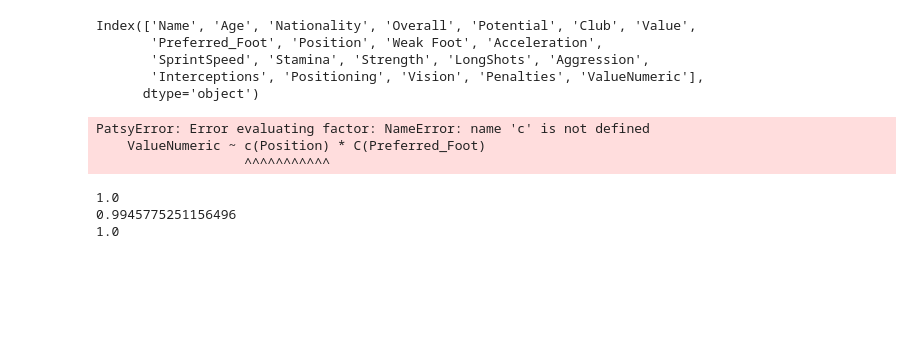
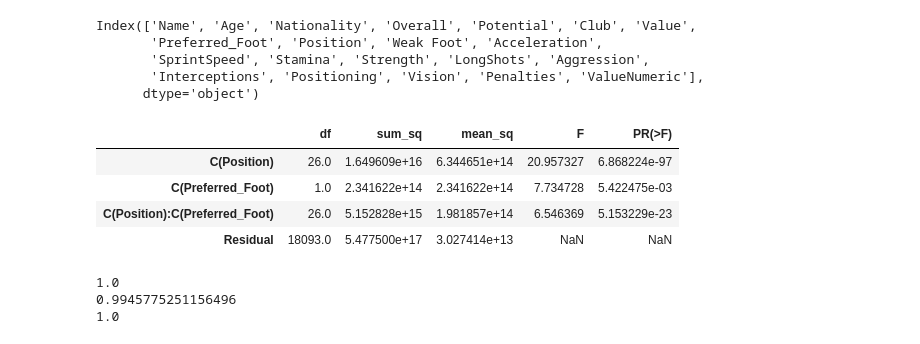
Before and after one commit to ta-data-mexpt/lab-correlation-tests-with-scipy, a Jupyter notebook: your-code/main.ipynb, the cells around one changed output. Saved outputs shown, nothing was run; the diff lists cells and outputs as text; code cells hidden in the pictures; blank space fills up the shorter version.

```diff
--- a/your-code/main.ipynb
+++ b/your-code/main.ipynb
@@ -70,12 +69,14 @@ Index(['Name', 'Age', 'Nationality', 'Overall', 'Potential', 'Club', 'Value',
       dtype='object')
 # %%
 # Your code here:
-modelo_fifa = ols('ValueNumeric ~ c(Position) * C(Preferred_Foot)', data = fifa).fit()
+modelo_fifa = ols('ValueNumeric ~ C(Position) * C(Preferred_Foot)', data = fifa).fit() # Le agregamon C a nuestras variables categóricas.
 sm.stats.anova_lm(modelo_fifa)
 # %% [output]
-PatsyError: Error evaluating factor: NameError: name 'c' is not defined
-    ValueNumeric ~ c(Position) * C(Preferred_Foot)
-                   ^^^^^^^^^^^
+|  | df | sum_sq | mean_sq | F | PR(>F) |
+| C(Position) | 26.0 | 1.649609e+16 | 6.344651e+14 | 20.957327 | 6.868224e-97 |
+| C(Preferred_Foot) | 1.0 | 2.341622e+14 | 2.341622e+14 | 7.734728 | 5.422475e-03 |
+| C(Position):C(Preferred_Foot) | 26.0 | 5.152828e+15 | 1.981857e+14 | 6.546369 | 5.153229e-23 |
+| Residual | 18093.0 | 5.477500e+17 | 3.027414e+13 | NaN | NaN |
 # %%
 print(1 - sm.stats.anova_lm(modelo_fifa)['PR(>F)'][0])
 print(1 - sm.stats.anova_lm(modelo_fifa)['PR(>F)'][1])
```
Also changed, not shown: parts of 2 cells of this notebook.
